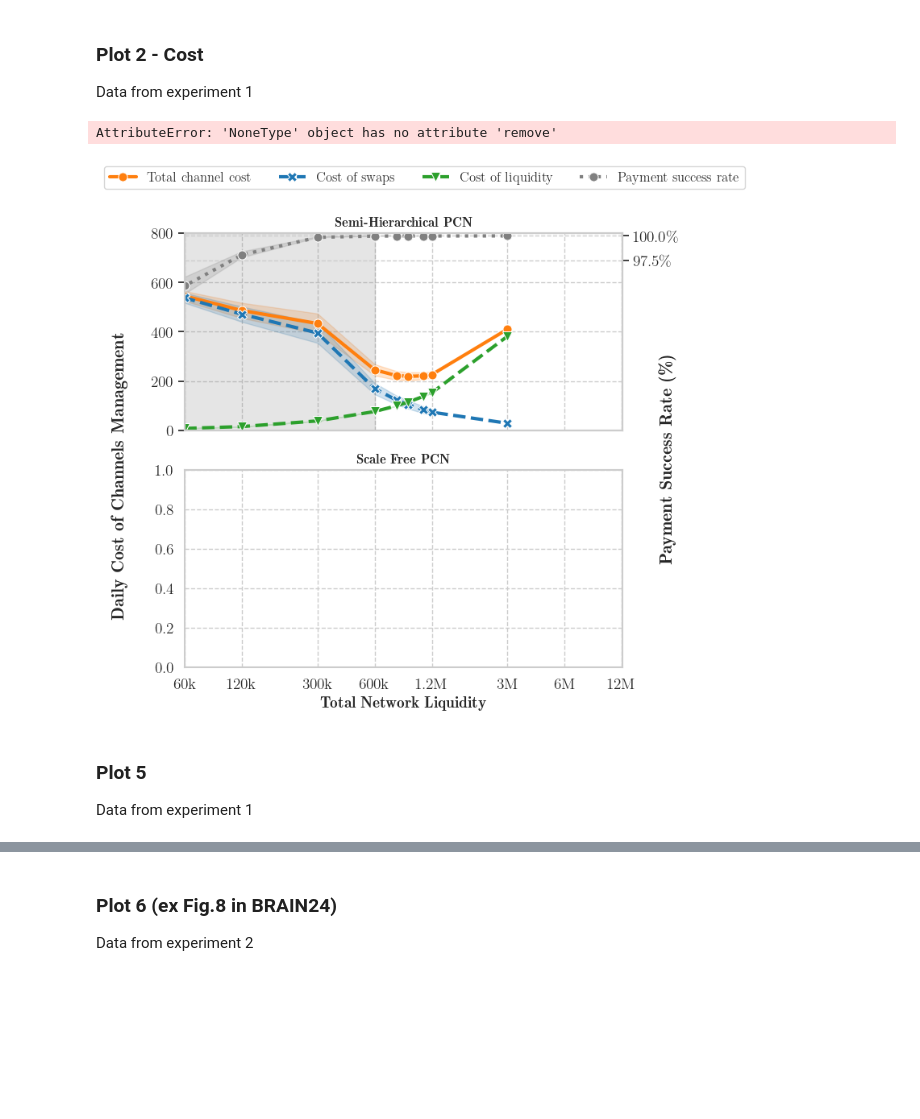
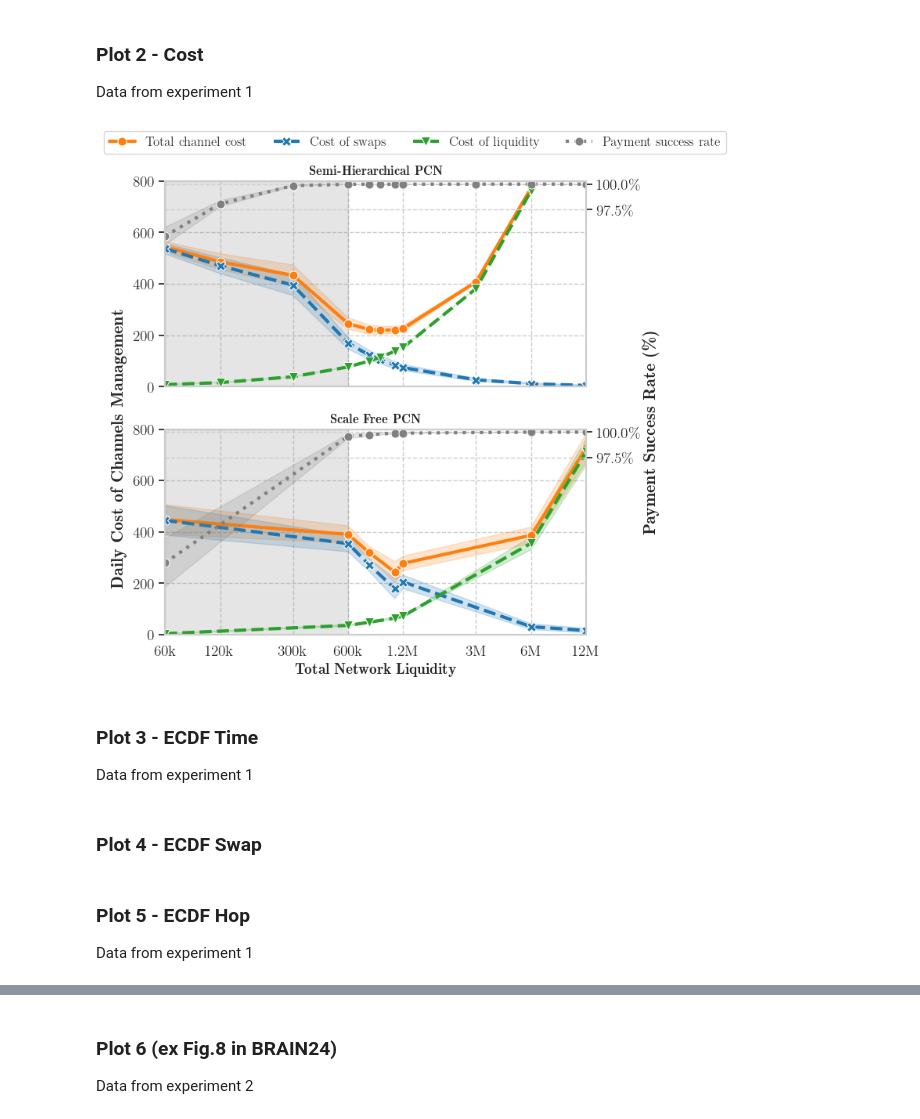
Before and after one commit to bancaditalia/itcoin-pcn-simulator, a Jupyter notebook: experiments/2024_COMCOM/COMCOM24.ipynb, the cells around one changed output, grey strips where cells are left out. Cells and saved outputs as stored; diff of their text form; code cells hidden in the pictures; blank space fills up the shorter version.

```diff
--- a/experiments/2024_COMCOM/COMCOM24.ipynb
+++ b/experiments/2024_COMCOM/COMCOM24.ipynb
@@ -52,8 +52,8 @@ def assign_rebal_mode(row):
 exp_1_SH = pd.read_csv('./results/exp-1/SH_PCN/results.csv')
 exp_1_SH['rebal_mode'] = exp_1_SH.apply(assign_rebal_mode, axis=1)
 
-#exp_1_SF = pd.read_csv('./results/exp-1/SF_PCN/results.csv')
-#exp_1_SF['rebal_mode'] = exp_1_SF.apply(assign_rebal_mode, axis=1)
+exp_1_SF = pd.read_csv('./results/exp-1/SF_PCN/results.csv')
+exp_1_SF['rebal_mode'] = exp_1_SF.apply(assign_rebal_mode, axis=1)
 # %%
 # Define the custom scale function
 def forward(x):
@@ -155,7 +155,7 @@ Data from experiment 1
 def cost_plot(df: pd.DataFrame, ax):
     sns.lineplot(
         data=df[df['rebal_mode'] == 'Full'],
-        x="wholesale_capacity",
+        x="capacity",
         y="total_cost",
         marker="o",
         linestyle="-",
@@ -169,7 +169,7 @@ def cost_plot(df: pd.DataFrame, ax):
     )
     p = sns.lineplot(
         data=df[df['rebal_mode'] == 'Full'],
-        x="wholesale_capacity",
+        x="capacity",
         y="cost_submarine_swaps",
         marker="X",
         linestyle="--",
@@ -181,10 +181,10 @@ def cost_plot(df: pd.DataFrame, ax):
         ax=ax,
         legend=False
     )
-    p.axvspan(60e3, 600e3, color="grey", alpha=0.2)
+    p.axvspan(0.0001, 0.001, color="grey", alpha=0.2)
     sns.lineplot(
         data=df[df['rebal_mode'] == 'Full'],
-        x="wholesale_capacity",
+        x="capacity",
         y="cost_wholesale_liquidity",
         marker="v",
         linestyle="--",
@@ -200,7 +200,7 @@ def cost_plot(df: pd.DataFrame, ax):
     sns.lineplot(
         data=df[df['rebal_mode'] == 'Full'],
         ax=ax2,
-        x="wholesale_capacity",
+        x="capacity",
         y="success",
         marker="o",
         linestyle=":",
@@ -224,44 +224,50 @@ def cost_plot(df: pd.DataFrame, ax):
     ax2.yaxis.set_major_formatter(ticker.PercentFormatter(xmax=1, decimals=1))
     ax2.yaxis.set_minor_formatter(ticker.PercentFormatter(xmax=1, decimals=0))
     ax.set_ylabel('')
     ax2.set_ylabel('')
 
+    h1,l1 = ax.get_legend_handles_labels()
+    h2, l2 = ax2.get_legend_handles_labels()
+    return h1+h2, l1+l2
+
 
 # Create subplots
 fig, axes = plt.subplots(2, 1, figsize=(7, 7), sharex=True)
-cost_plot(exp_1_SH, axes[0])
-#cost_plot(exp_1_SF ,axes[0])
+handles,labels = cost_plot(exp_1_SH[exp_1_SH['capacity'] >= 0.0001], axes[0])
+cost_plot(exp_1_SF[exp_1_SF['capacity'] >= 0.0001] ,axes[1])
 
 axes[0].title.set_text(r'\textbf{Semi-Hierarchical PCN}')
 axes[1].title.set_text(r'\textbf{Scale Free PCN}')
 
 axes[1].set_xlabel(r"\textbf{Total Network Liquidity}")
-axes[1].set_xscale("symlog", linthresh=10000)
-axes[1].set_xlim(60e3, 12.02e6)
+axes[1].set_xscale("log")
+axes[1].set_xlim(0.0001,0.02)
 
 fig.text(0.01, 0.2,r"\textbf{Daily Cost of Channels Management}", ha='center',rotation=90)
 fig.text(0.98, 0.3,r"\textbf{Payment Success Rate (\%)}", ha='center',rotation=90)
 
-major_ticks = [60e3, 120e3, 300e3, 600e3, 1.2e6, 3e6, 6e6, 12e6]
+
 custom_labels = ["60k", "120k", "300k", "600k", "1.2M", "3M", "6M", "12M"]
-axes[1].xaxis.set_major_locator(ticker.FixedLocator(major_ticks))
-axes[1].xaxis.set_major_formatter(ticker.FixedFormatter(custom_labels))
+major_ticks = [0.0001, 0.0002, 0.0005, 0.001, 0.002, 0.005,0.01, 0.02]
 
-handles, labels = axes[0].get_legend_handles_labels()
-h2, l2 = axes[0].get_shared_x_axes().get_siblings(axes[0])[1].get_legend_handles_labels()
-fig.legend(handles+h2, labels+l2, loc='upper center', bbox_to_anchor=(0.55, 1.01), ncol=4)
-axes[0].get_legend().remove()
-axes[1].get_legend().remove()
+axes[1].set_xticks(major_ticks)
+axes[1].set_xticklabels(custom_labels)
+
+fig.legend(handles, labels, loc='upper center', bbox_to_anchor=(0.55, 1.04), ncol=4)
+#axes[0].get_legend().remove()
+#axes[1].get_legend().remove()
 
 plt.tight_layout()
 plt.show()
 fig.savefig(
     './plots/plot2.pdf',
     format="pdf",
     pad_inches=0,
     bbox_inches="tight",
 )
 plt.close(fig)
 # %% [output]
-AttributeError: 'NoneType' object has no attribute 'remove'
-[figure, old version]
+[figure, new version]
+# %% [markdown]
+### Plot 3 - ECDF Time
+Data from experiment 1
@@ -267,0 +282,2 @@ AttributeError: 'NoneType' object has no attribute 'remove'
+# %% [markdown]
+### Plot 4 - ECDF Swap
@@ -268,5 +366,5 @@ AttributeError: 'NoneType' object has no attribute 'remove'
 # %% [markdown]
-### Plot 5
+### Plot 5 - ECDF Hop
 Data from experiment 1
 # %%
 filtered_exp_3_SH = exp_1_SH[(exp_1_SH['rebal_mode'] == 'Full') & (exp_1_SH['capacity'] == 0.001)]
```
Also changed, not shown: parts of 9 cells of this notebook.
